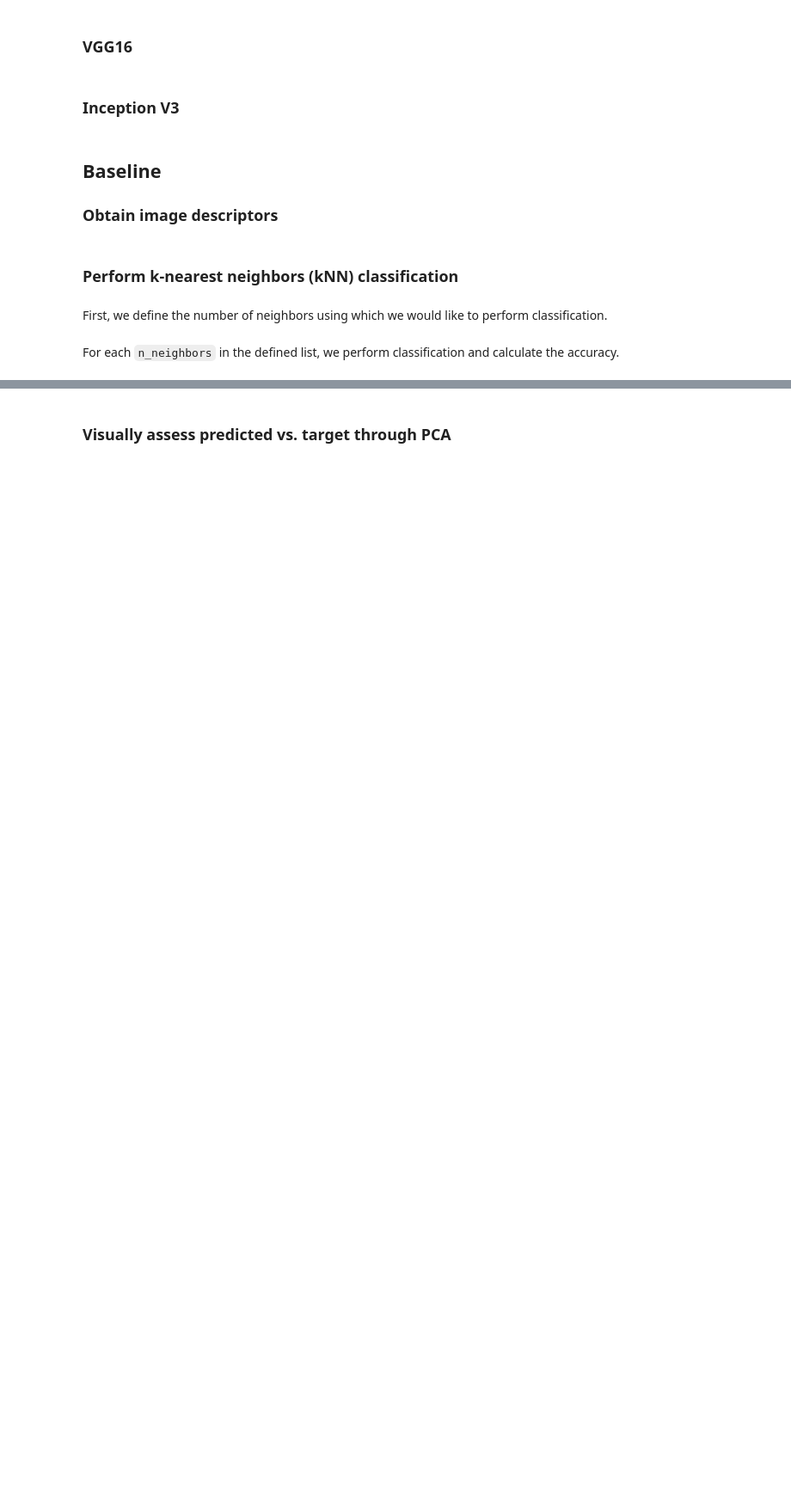
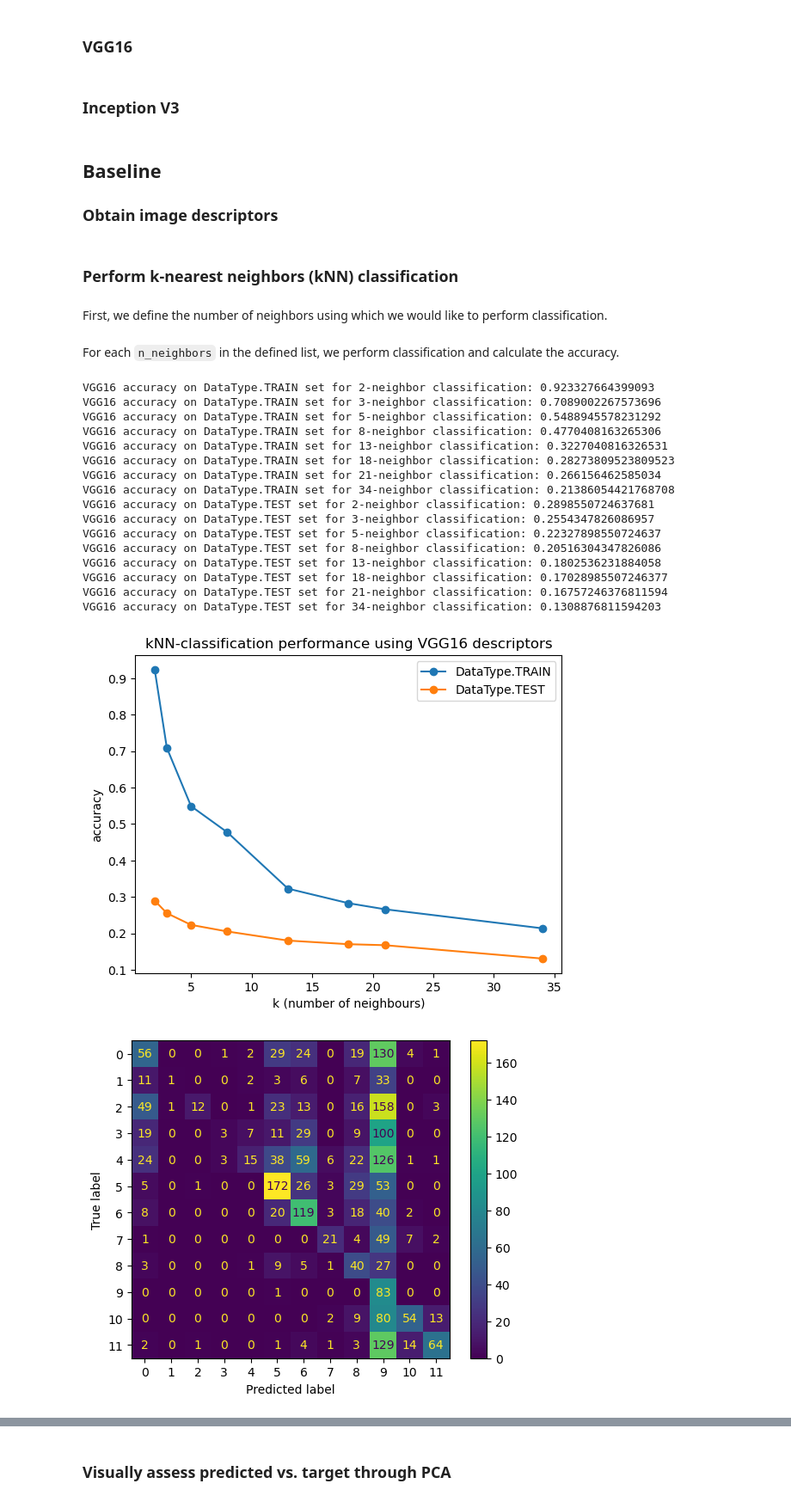
Before and after one commit to gilians/2022-1B-DS-CIRI-Project, a Jupyter notebook: CIRI.ipynb, the cells around one changed output, grey strips where cells are left out. Shown at 86% size. Saved outputs shown, nothing was run; the diff lists cells and outputs as text; code cells hidden in the pictures; blank space fills up the shorter version.

Commit message:
Show confusion matrices for model descriptor predictions

```diff
--- a/CIRI.ipynb
+++ b/CIRI.ipynb
@@ -48,7 +46,7 @@ These models were chosen because of ... **TODO: List reasons for choosing models
 # %% [markdown]
 Because the images were pre-processed in another notebook, they must now be loaded into this one. To do so, we use a custom class taken from https://medium.com/codex/saving-and-loading-transformed-image-tensors-in-pytorch-f37b4daa9658.
 # %%
-class prepped_data(Dataset):
+class prepped_data(torch.utils.data.Dataset):
     def __init__(self, img, mask):
         self.img = img  #img path
         self.mask = mask  #mask path
@@ -282,7 +273,7 @@ descriptor_manager = DescriptorManager(extract=extract_model_descriptors)
 # %% [markdown]
 First, we define the number of neighbors using which we would like to perform classification.
 # %%
-n_neighbors_list = [2, 3, 5, 8, 13]
+n_neighbors_list = [2, 3, 5, 8, 13, 18, 21, 34]
 # %% [markdown]
 For each `n_neighbors` in the defined list, we perform classification and calculate the accuracy.
 # %%
@@ -365,8 +363,51 @@ class DescriptorAssessor:
 # %%
-descriptor_assessor = DescriptorAssessor(vgg16, descriptor_manager)
-descriptors, predictions, accuracies = descriptor_assessor.assess(
-    dataset,
-    n_neighbors_list,
-    DataType.TRAIN,
-    [DataType.TRAIN, DataType.TEST]
-)
+for model in models:
+    descriptor_manager = DescriptorManager(
+        model=model,
+        extract=extract_model_descriptors
+    )
+    descriptor_assessor = DescriptorAssessor(descriptor_manager)
+
+    descriptors, predictions, accuracies = descriptor_assessor.assess(
+        dataset,
+        n_neighbors_list,
+        DataType.TRAIN,
+        [DataType.TRAIN, DataType.TEST]
+    )
+
+    visualiser = Visualiser(model)
+    visualiser.visualise_accuracies_per_n(
+        accuracies
+    )
+
+    best_n_test = max(
+        accuracies[DataType.TEST],
+        key=accuracies[DataType.TEST].get
+    )
+
+    cm = confusion_matrix(
+        dataset.targets[DataType.TEST],
+        predictions[DataType.TEST][best_n_test]
+    )
+    disp = ConfusionMatrixDisplay(confusion_matrix=cm)
+    disp.plot()
+    plt.show()
+# %% [output]
+VGG16 accuracy on DataType.TRAIN set for 2-neighbor classification: 0.923327664399093
+VGG16 accuracy on DataType.TRAIN set for 3-neighbor classification: 0.7089002267573696
+VGG16 accuracy on DataType.TRAIN set for 5-neighbor classification: 0.5488945578231292
+VGG16 accuracy on DataType.TRAIN set for 8-neighbor classification: 0.4770408163265306
+VGG16 accuracy on DataType.TRAIN set for 13-neighbor classification: 0.3227040816326531
+VGG16 accuracy on DataType.TRAIN set for 18-neighbor classification: 0.28273809523809523
+VGG16 accuracy on DataType.TRAIN set for 21-neighbor classification: 0.266156462585034
+VGG16 accuracy on DataType.TRAIN set for 34-neighbor classification: 0.21386054421768708
+VGG16 accuracy on DataType.TEST set for 2-neighbor classification: 0.2898550724637681
+VGG16 accuracy on DataType.TEST set for 3-neighbor classification: 0.2554347826086957
+VGG16 accuracy on DataType.TEST set for 5-neighbor classification: 0.22327898550724637
+VGG16 accuracy on DataType.TEST set for 8-neighbor classification: 0.20516304347826086
+VGG16 accuracy on DataType.TEST set for 13-neighbor classification: 0.1802536231884058
+VGG16 accuracy on DataType.TEST set for 18-neighbor classification: 0.17028985507246377
+VGG16 accuracy on DataType.TEST set for 21-neighbor classification: 0.16757246376811594
+VGG16 accuracy on DataType.TEST set for 34-neighbor classification: 0.1308876811594203
+[figure, added]
+[figure, added]
```
Also changed, not shown: parts of 14 cells of this notebook.
